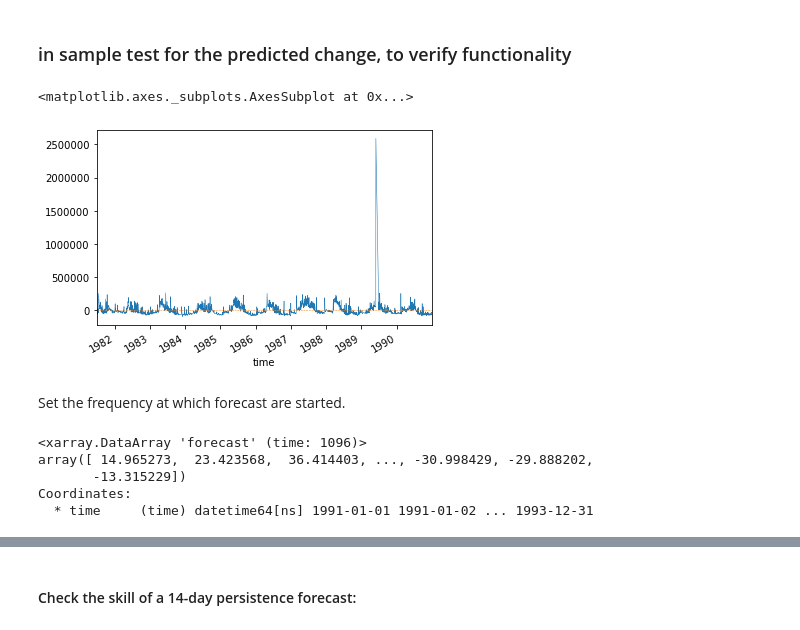
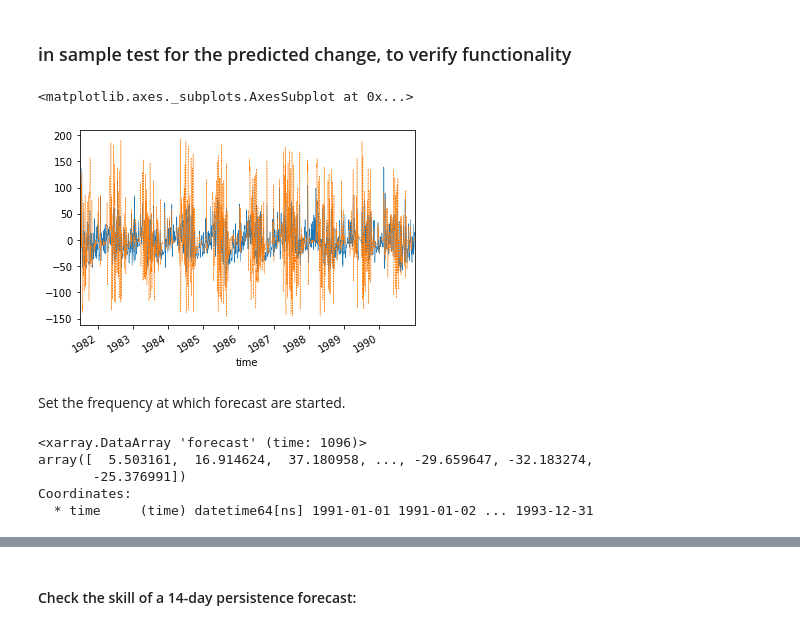
Before and after one commit to ECMWFCode4Earth/ml_flood, a Jupyter notebook: notebooks/3_model_tests/3.02_LinearRegression.ipynb, the cells around one changed output, grey strips where cells are left out. Cells and saved outputs as stored; diff of their text form; code cells hidden in the pictures.

Commit message:
upd models, add case study

```diff
--- a/notebooks/3_model_tests/3.02_LinearRegression.ipynb
+++ b/notebooks/3_model_tests/3.02_LinearRegression.ipynb
@@ -111,5 +111,4 @@ X_train.shape, y_train.shape
 # %%
-time = y_train.time
 Xda = X_train.chunk(dict(time=-1, features=-1)).dropna(dim='time').to_pandas()
 
 if abs_vals_switch:
@@ -138,12 +130,8 @@ Xda.values.shape, yda.values.shape
 # %% [output]
 ((3373, 16), (3373,))
 # %%
-model = LinearRegression(n_jobs=-1,
-                         random_state=0,
-                         verbose=True)
+model = LinearRegression(n_jobs=-1)
 
 pipe = Pipeline([('scaler', StandardScaler()),
                  #('pca', PCA(n_components=6)),
                  ('model', model),], verbose=True)
-
-pipe.fit(Xda.values, yda.values)
@@ -163,0 +138,4 @@ Pipeline(memory=None,
+# %%
+x_fit = Xda.values.copy()
+y_fit = yda.values.copy()
+pipe.fit(x_fit, y_fit)
@@ -165,32 +153,37 @@ Pipeline(memory=None,
 ### in sample test for the predicted change, to verify functionality
 # %%
 def add_time(vector, time, name=None):
-    """Converts arrays to xarrays with a time coordinate."""
+    """Converts input vector to xarray.DataArray with the corresponding input time coordinate.
+
+    Parameters
+    ----------
+        vector : numpy.array
+        time   : xr.DataArray
+        name   : str
+    """
     return xr.DataArray(vector, dims=('time'), coords={'time': time}, name=name)
 # %%
-insample_check = pipe.predict(Xda.values)
-insample_check = add_time(insample_check, Xda.index, name='forecast')
+Xda_insample = Xda.copy()
+insample_check = pipe.predict(Xda_insample.values)
+insample_check = add_time(insample_check, Xda_insample.index, name='forecast')
 insample_check.to_pandas().plot(linewidth=0.5)
 yda.plot(linestyle='--', linewidth=0.5)
 # %% [output]
 <matplotlib.axes._subplots.AxesSubplot at 0x...>
-[figure, old version]
+[figure, new version]
 # %% [markdown]
 Set the frequency at which forecast are started.
 # %%
 # prediction start from every nth day
 # if in doubt, leave n = 1 !!!
 n = 1
-X_pred = X_valid[::n]
+X_pred = X_valid[::n].copy()
 y_pred = pipe.predict(X_pred.values)
 y_pred = add_time(y_pred, X_pred.time, name='forecast')
 print(y_pred)
-# clean vars
-del pipe
-del model
 # %% [output]
 <xarray.DataArray 'forecast' (time: 1096)>
-array([ 14.965273,  23.423568,  36.414403, ..., -30.998429, -29.888202,
-       -13.315229])
+array([  5.503161,  16.914624,  37.180958, ..., -29.659647, -32.183274,
+       -25.376991])
 Coordinates:
   * time     (time) datetime64[ns] 1991-01-01 1991-01-02 ... 1993-12-31
```
Also changed, not shown: parts of 33 cells of this notebook, 3 other files.
